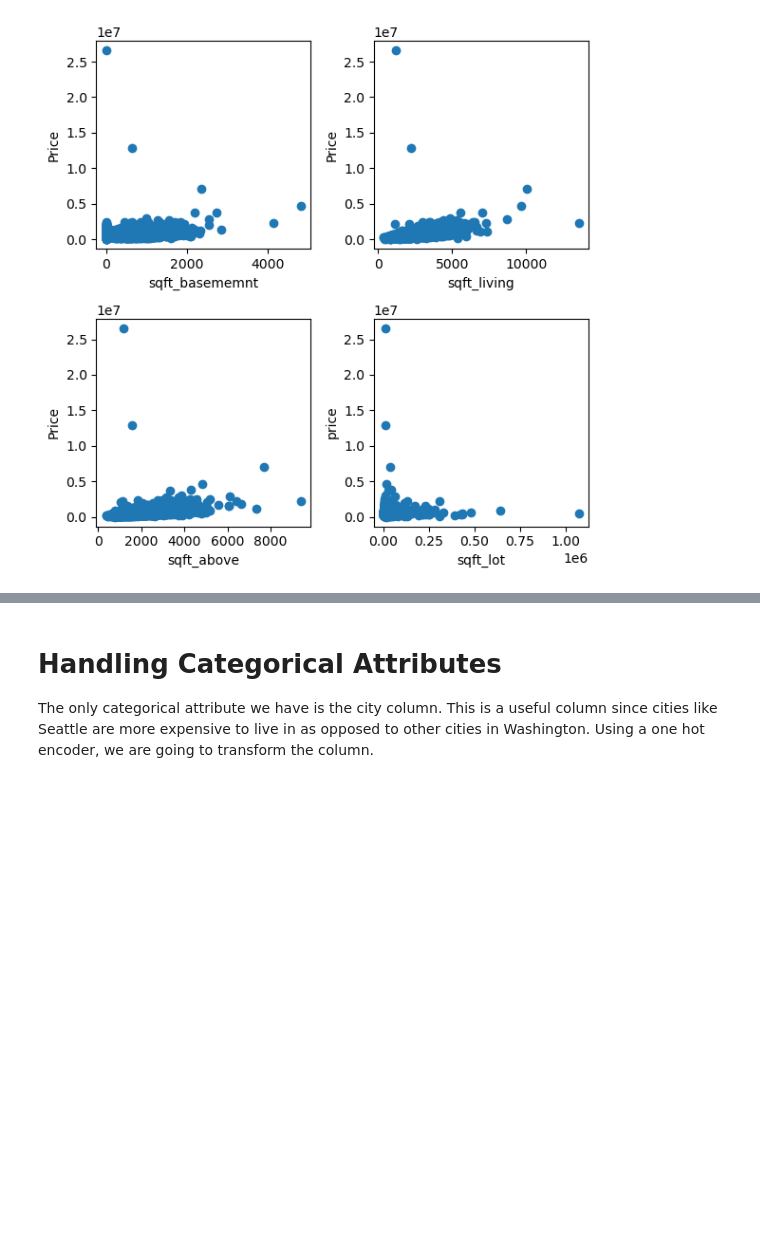
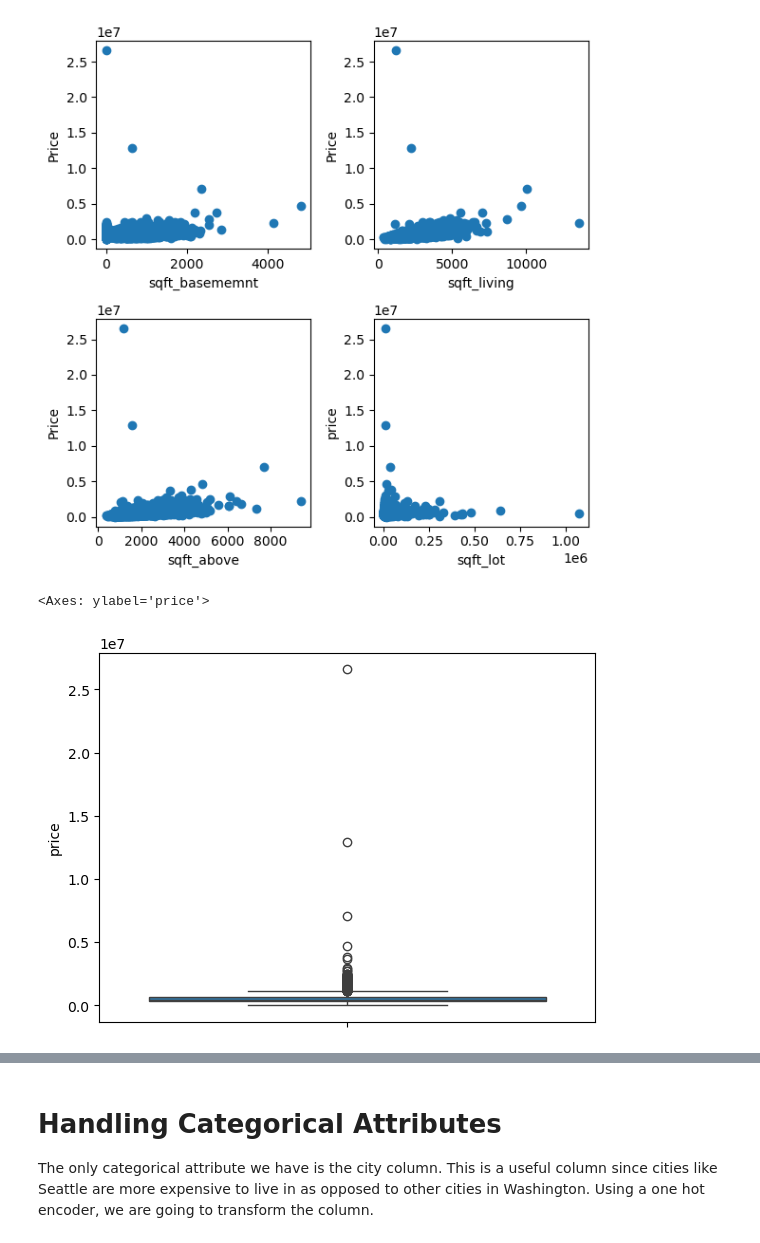
Before and after one commit to brandoncabrera707/housing_predictions, a Jupyter notebook: notebooks/1.0-bc-initial-data-exploration.ipynb, the cells around one changed output, grey strips where cells are left out. Saved outputs shown, nothing was run; the diff lists cells and outputs as text; code cells hidden in the pictures; blank space fills up the shorter version.

```diff
--- a/notebooks/1.0-bc-initial-data-exploration.ipynb
+++ b/notebooks/1.0-bc-initial-data-exploration.ipynb
@@ -98,3 +93,8 @@ plt.tight_layout()
 plt.show()
 # %% [output]
 [figure]
+# %%
+sns.boxplot(train_df['price'])
+# %% [output]
+<Axes: ylabel='price'>
+[figure, added]
```
Also changed, not shown: parts of 5 cells of this notebook, 5 other files.
